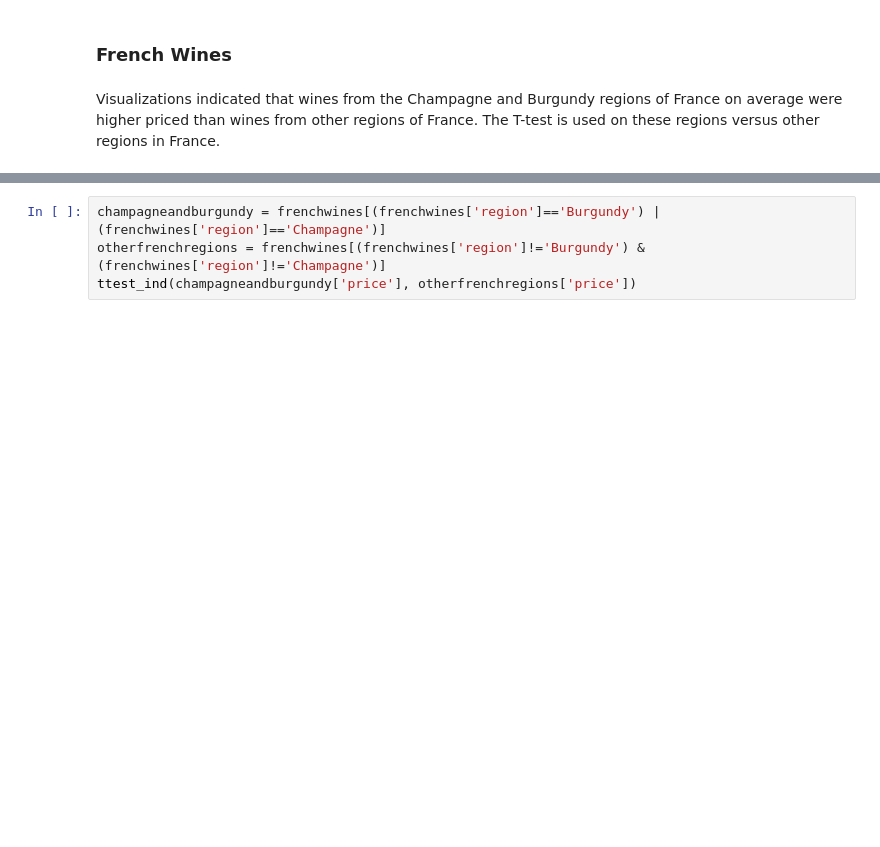
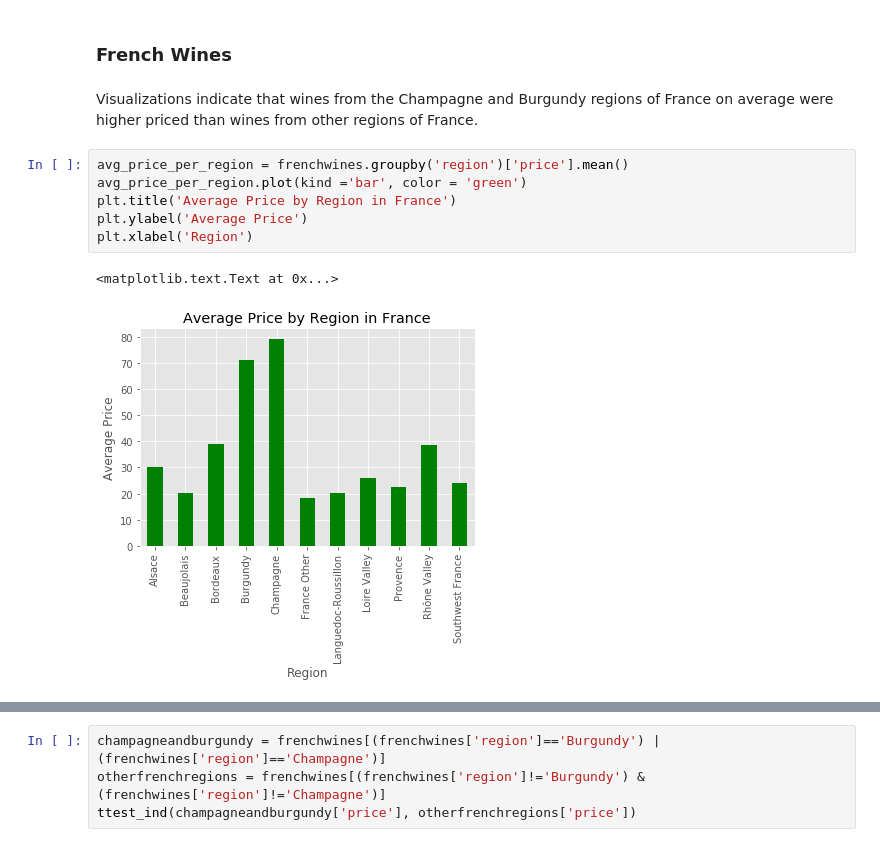
Before and after one commit to sarahrahrah/sprngbrd-mini-projects, a Jupyter notebook: capstone1/capstone-statistics.ipynb, the cells around one changed output, grey strips where cells are left out. Saved outputs shown, nothing was run; the diff lists cells and outputs as text; blank space fills up the shorter version.

```diff
--- a/capstone1/capstone-statistics.ipynb
+++ b/capstone1/capstone-statistics.ipynb
@@ -42,4 +43,13 @@ from scipy.stats import ttest_ind
 # %% [markdown]
 ### French Wines
 # %% [markdown]
-Visualizations indicated that wines from the Champagne and Burgundy regions of France on average were higher priced than wines from other regions of France.  The T-test is used on these regions versus other regions in France.
+Visualizations indicate that wines from the Champagne and Burgundy regions of France on average were higher priced than wines from other regions of France.
+# %%
+avg_price_per_region = frenchwines.groupby('region')['price'].mean()
+avg_price_per_region.plot(kind ='bar', color = 'green')
+plt.title('Average Price by Region in France')
+plt.ylabel('Average Price')
+plt.xlabel('Region')
+# %% [output]
+<matplotlib.text.Text at 0x...>
+[figure, added]
```
Also changed, not shown: parts of 25 cells of this notebook.
